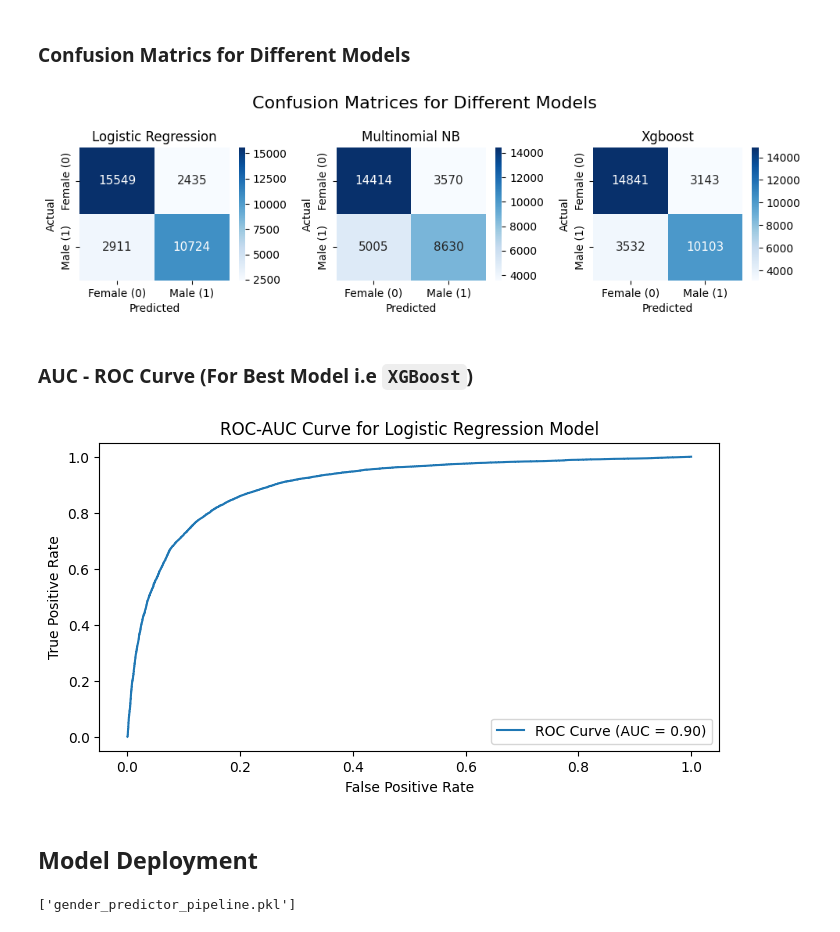
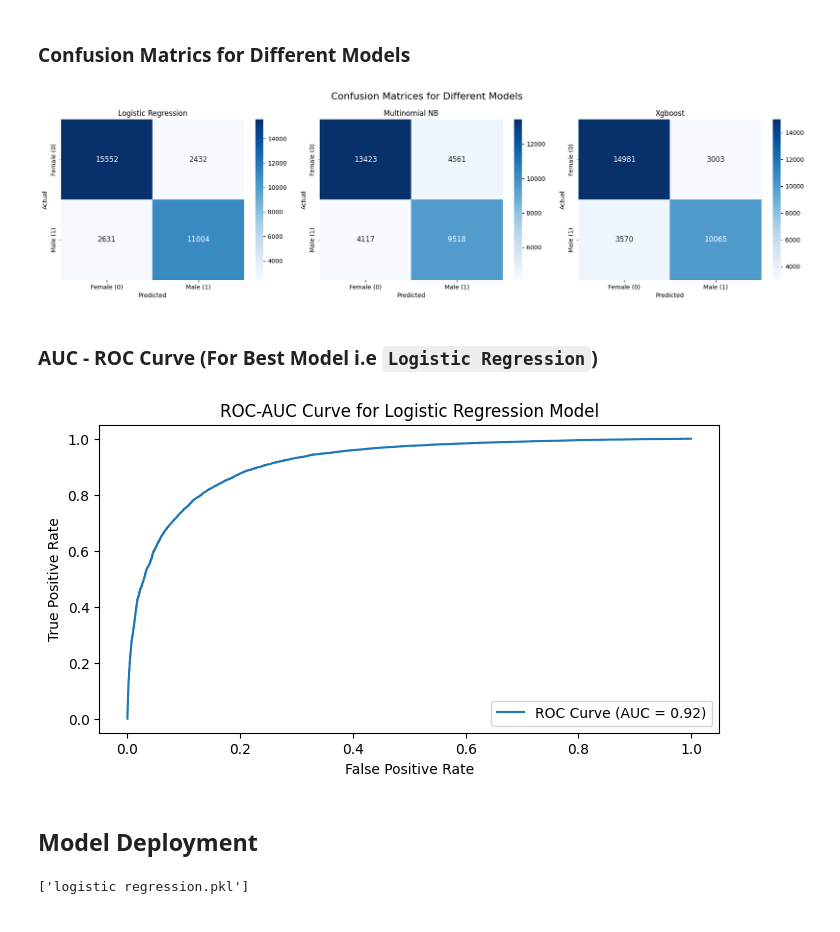
Before and after one commit to devpkr1/Gender-Prediction-Project, a Jupyter notebook: gender prediction.ipynb, the cells around one changed output. Cells and saved outputs as stored; diff of their text form; code cells hidden in the pictures.

```diff
--- a/gender prediction.ipynb
+++ b/gender prediction.ipynb
@@ -136,0 +135,4 @@ pipeline2.score(X_test,y_test)
+# %%
+mnb = make_pipeline(CountVectorizer(analyzer= 'char', ngram_range=(2,4)), MultinomialNB())
+mnb.fit(X_train,y_train)
+evaluate(mnb,X_test,y_test)
@@ -144,2 +155,0 @@ pipeline3 = Pipeline([
-# %%
-pipeline3.fit(X_train,y_train)
@@ -170,0 +156,4 @@ pipeline3.score(X_test,y_test)
+# %%
+xgb = make_pipeline(CountVectorizer(analyzer= 'char', ngram_range=(2,4)), XGBClassifier())
+xgb.fit(X_train,y_train)
+evaluate(xgb,X_test,y_test)
@@ -196,9 +200,9 @@ def metrics_table(name, model, xtest, ytest, metrics_df):
     metrics_df = pd.concat([metrics_df, new_row], ignore_index=True)
     return metrics_df
 # %%
-models = {'Logistic Regression' :pipeline1,
-          'Multinomial NB': pipeline2,
-          'Xgboost': pipeline3
+models = {'Logistic Regression' :lr,
+          'Multinomial NB': mnb,
+          'Xgboost': xgb
 }
 # %%
 for name, model in models.items():
@@ -213,28 +217,28 @@ metrics_df
 # %% [markdown]
 ### Confusion Matrics for Different Models
 # %%
-fig, axes = plt.subplots(1, 3, figsize=(10,3))
+fig, axes = plt.subplots(1, 3, figsize=(18,5))
 fig.suptitle('Confusion Matrices for Different Models', fontsize=16)
 i = 0
 for name, model in models.items():
     y_pred = model.predict(X_test)
     cm = confusion_matrix(y_test, y_pred, labels=[0,1])
 
-    sns.heatmap(cm, annot=True, fmt="d", annot_kws={'size': 11}, xticklabels=['Female (0)','Male (1)'], yticklabels=['Female (0)','Male (1)'], cmap='Blues', ax= axes[i])
+    sns.heatmap(cm, annot=True, fmt="d", annot_kws={'size': 12}, xticklabels=['Female (0)','Male (1)'], yticklabels=['Female (0)','Male (1)'], cmap='Blues', ax= axes[i])
     axes[i].set_title(name)
     axes[i].set_xlabel('Predicted')
     axes[i].set_ylabel('Actual')
     i += 1
 plt.tight_layout()
 plt.show()
 # %% [output]
-[figure, old version]
+[figure, new version]
 # %% [markdown]
-### AUC - ROC Curve (For Best Model i.e `XGBoost`)
+### AUC - ROC Curve (For Best Model i.e `Logistic Regression`)
 # %%
 # ROC-AUC Curve
 plt.figure(figsize=(8, 4))
-y_proba = pipeline1.predict_proba(X_test)[:, 1]
+y_proba = lr.predict_proba(X_test)[:, 1]
 fpr, tpr, _ = roc_curve(y_test, y_proba)
 plt.plot(fpr, tpr, label= f"ROC Curve (AUC = {roc_auc_score(y_test, y_proba):.2f})")
 
@@ -244,10 +248,10 @@ plt.ylabel("True Positive Rate")
 plt.legend()
 plt.show()
 # %% [output]
-[figure, old version]
+[figure, new version]
 # %% [markdown]
 ## Model Deployment
 # %%
-joblib.dump(pipeline1, "gender_predictor_pipeline.pkl")
+joblib.dump(lr, "logistic regression.pkl")
 # %% [output]
-['gender_predictor_pipeline.pkl']
+['logistic regression.pkl']
```
Also changed, not shown: parts of 18 cells of this notebook, 2 other files.
